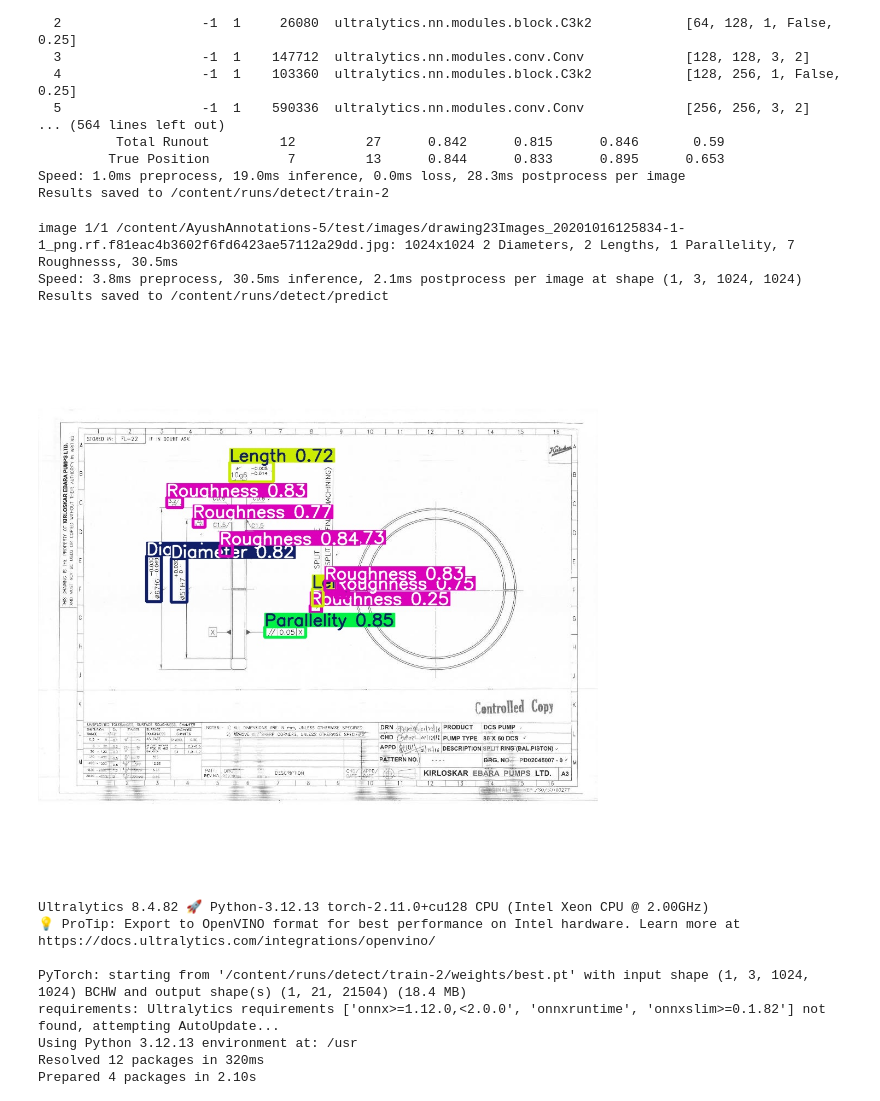
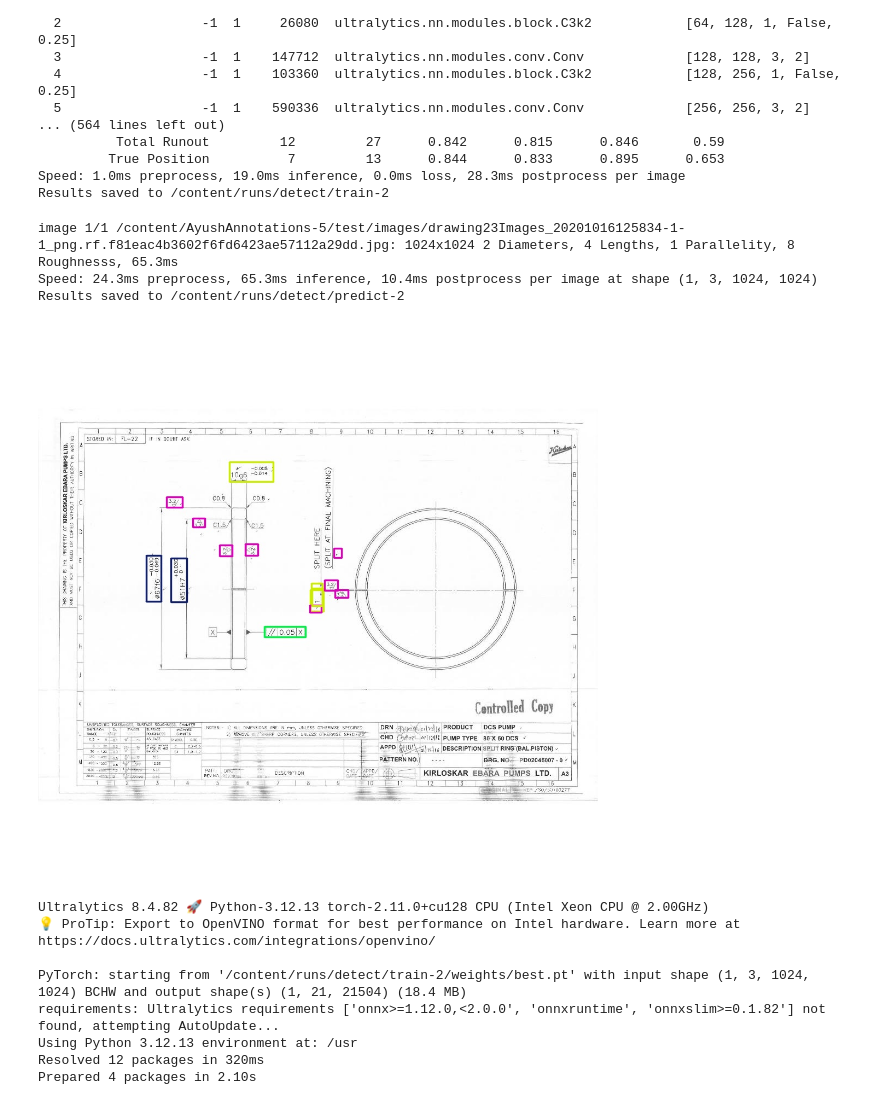
Before and after one commit to AaravGang/QCMate, a Jupyter notebook: QCMate_fcf_segmentation.ipynb, the cells around one changed output. Saved outputs shown, nothing was run; the diff lists cells and outputs as text; code cells hidden in the pictures.

Commit message:
Tests

```diff
--- a/QCMate_fcf_segmentation.ipynb
+++ b/QCMate_fcf_segmentation.ipynb
@@ -89,26 +89,32 @@ Results saved to /content/runs/detect/train-2
 # %%
 import glob
 from IPython.display import Image, display
 
 # Fetch test images
 test_images = glob.glob(f"{dataset.location}/test/images/*.jpg")
 
 if test_images:
     test_image = test_images[0]
 
     # Run prediction
-    predict_results = model.predict(source=test_image, save=True, conf=0.25)
+    predict_results = model.predict(
+        source=test_image,
+        save=True,
+        conf=0.05,
+        line_width=2,
+        imgsz = 1024, show_labels=False, show_conf=False
+    )
 
     # Render the result image
     output_path = f"{predict_results[0].save_dir}/{test_image.split('/')[-1]}"
     display(Image(filename=output_path))
 else:
     print("No test images found. Check your dataset configuration.")
 # %% [output]
-image 1/1 /content/AyushAnnotations-5/test/images/drawing23Images_20201016125834-1-1_png.rf.f81eac4b3602f6fd6423ae57112a29dd.jpg: 1024x1024 2 Diameters, 2 Lengths, 1 Parallelity, 7 Roughnesss, 30.5ms
-Speed: 3.8ms preprocess, 30.5ms inference, 2.1ms postprocess per image at shape (1, 3, 1024, 1024)
-Results saved to /content/runs/detect/predict
+image 1/1 /content/AyushAnnotations-5/test/images/drawing23Images_20201016125834-1-1_png.rf.f81eac4b3602f6fd6423ae57112a29dd.jpg: 1024x1024 2 Diameters, 4 Lengths, 1 Parallelity, 8 Roughnesss, 65.3ms
+Speed: 24.3ms preprocess, 65.3ms inference, 10.4ms postprocess per image at shape (1, 3, 1024, 1024)
+Results saved to /content/runs/detect/predict-2
-[figure, old version]
+[figure, new version]
 # %%
 onnx_path = model.export(format="onnx")
 
```
